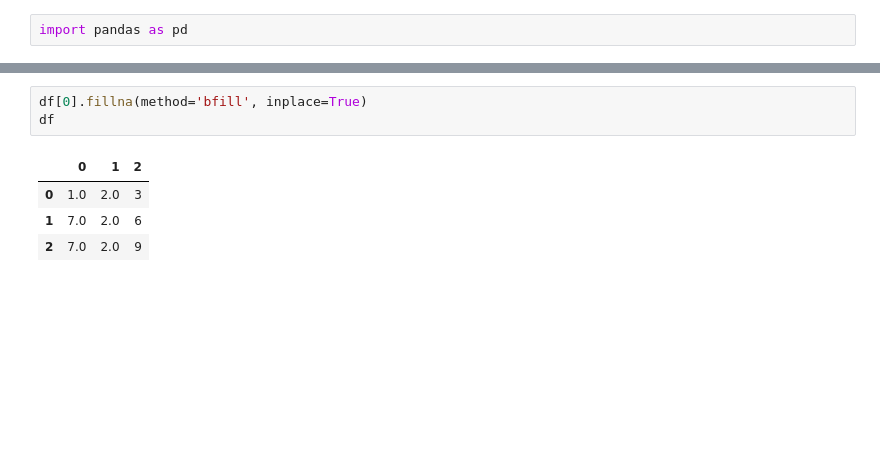
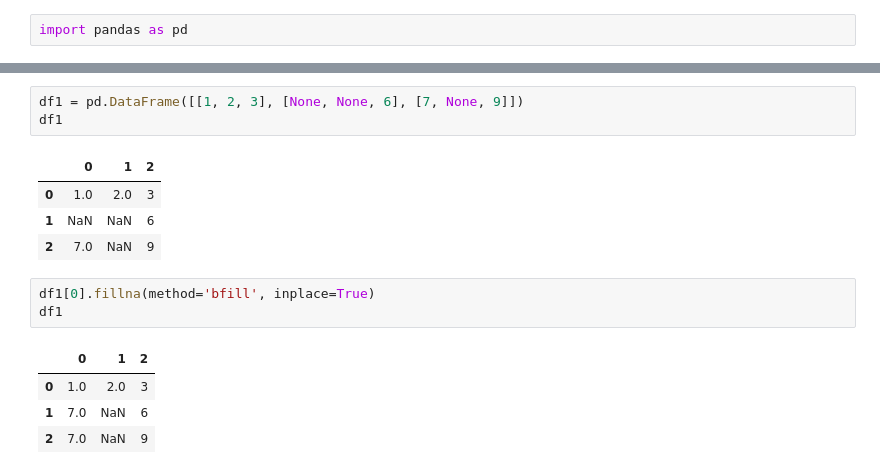
Before and after one commit to aky360/A.I., a Jupyter notebook: pandasPractice.ipynb, the cells around one changed output, grey strips where cells are left out. Saved outputs shown, nothing was run; the diff lists cells and outputs as text; blank space fills up the shorter version.

```diff
--- a/pandasPractice.ipynb
+++ b/pandasPractice.ipynb
@@ -21,8 +21,16 @@ df
+# %%
+df1 = pd.DataFrame([[1, 2, 3], [None, None, 6], [7, None, 9]])
+df1
+# %% [output]
+|  | 0 | 1 | 2 |
+| 0 | 1.0 | 2.0 | 3 |
+| 1 | NaN | NaN | 6 |
+| 2 | 7.0 | NaN | 9 |
 # %%
-df[0].fillna(method='bfill', inplace=True)
-df
+df1[0].fillna(method='bfill', inplace=True)
+df1
 # %% [output]
 |  | 0 | 1 | 2 |
 | 0 | 1.0 | 2.0 | 3 |
-| 1 | 7.0 | 2.0 | 6 |
-| 2 | 7.0 | 2.0 | 9 |
+| 1 | 7.0 | NaN | 6 |
+| 2 | 7.0 | NaN | 9 |
```
Also changed, not shown: parts of 5 cells of this notebook.
